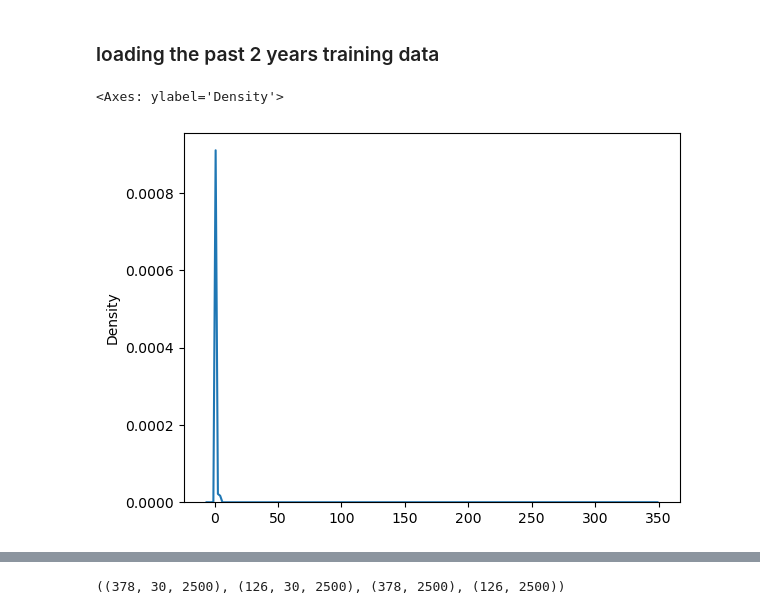
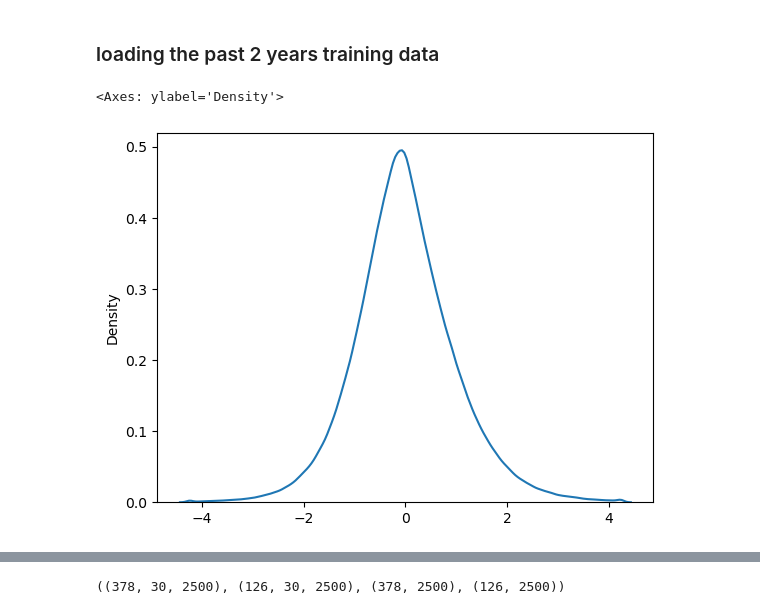
Before and after one commit to JimmyGoo/6000proj2, a Jupyter notebook: model_compare.ipynb, the cells around one changed output, grey strips where cells are left out. Cells and saved outputs as stored; diff of their text form; code cells hidden in the pictures.

Commit message:
switch to roll standardization

```diff
--- a/model_compare.ipynb
+++ b/model_compare.ipynb
@@ -39,14 +39,19 @@ universe = Universe()
 liquid_ticker_ret = universe.get_liquid_ticker_return('2022-03-31')
 # %% [output]
   universe = pd.read_csv(self._root / f'{inception_date}.csv', squeeze=True)
+# %%
+### standardize the return using rolling mean and std of 20d
+ret_mean_roll = liquid_ticker_ret.rolling(20).mean()
+ret_std_roll = liquid_ticker_ret.rolling(20).std()
+ticker_ret_transform = (liquid_ticker_ret - ret_mean_roll) / (ret_std_roll + 1e-6)
 # %% [markdown]
 ### loading the past 2 years training data
 # %%
-ret_train = liquid_ticker_ret.loc[:inception_date].iloc[-TWO_YEAR_TRADE_DAYS-WIN_LEN:]
+ret_train = ticker_ret_transform.loc[:inception_date].iloc[-TWO_YEAR_TRADE_DAYS-WIN_LEN:]
 train_index = ret_train.loc[:inception_date].iloc[-TWO_YEAR_TRADE_DAYS:].index
 train_flat = ret_train.values.flatten()
 train_flat = train_flat[train_flat != 0]
 sns.kdeplot(train_flat)
 # %% [output]
 <Axes: ylabel='Density'>
-[figure, old version]
+[figure, new version]
```
Also changed, not shown: parts of 15 cells of this notebook, 5 other files.
